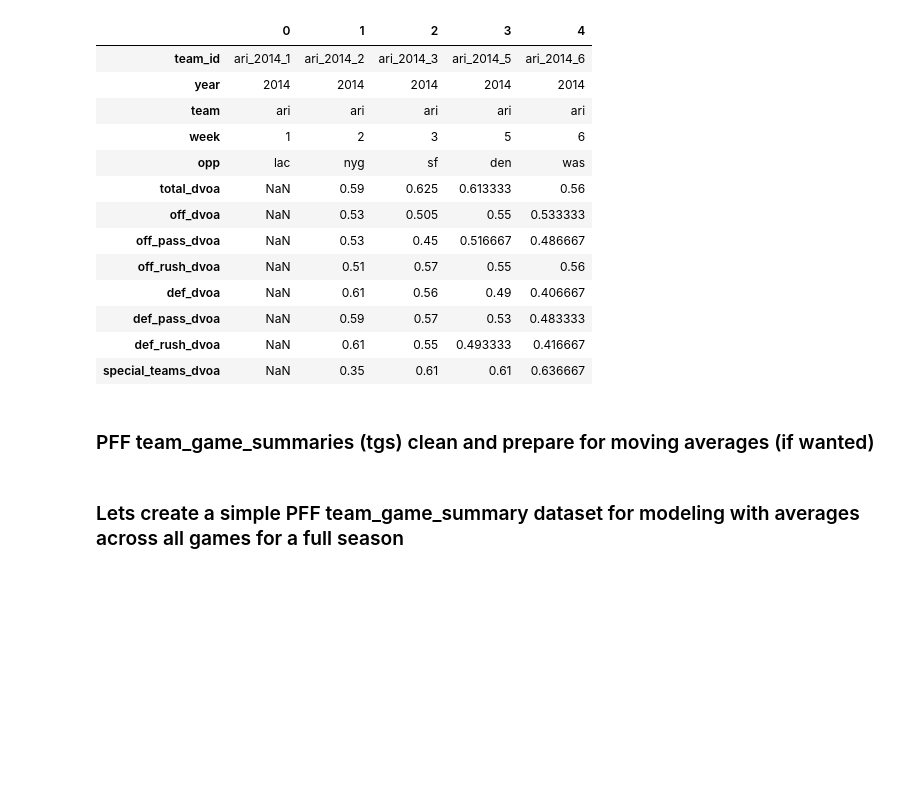
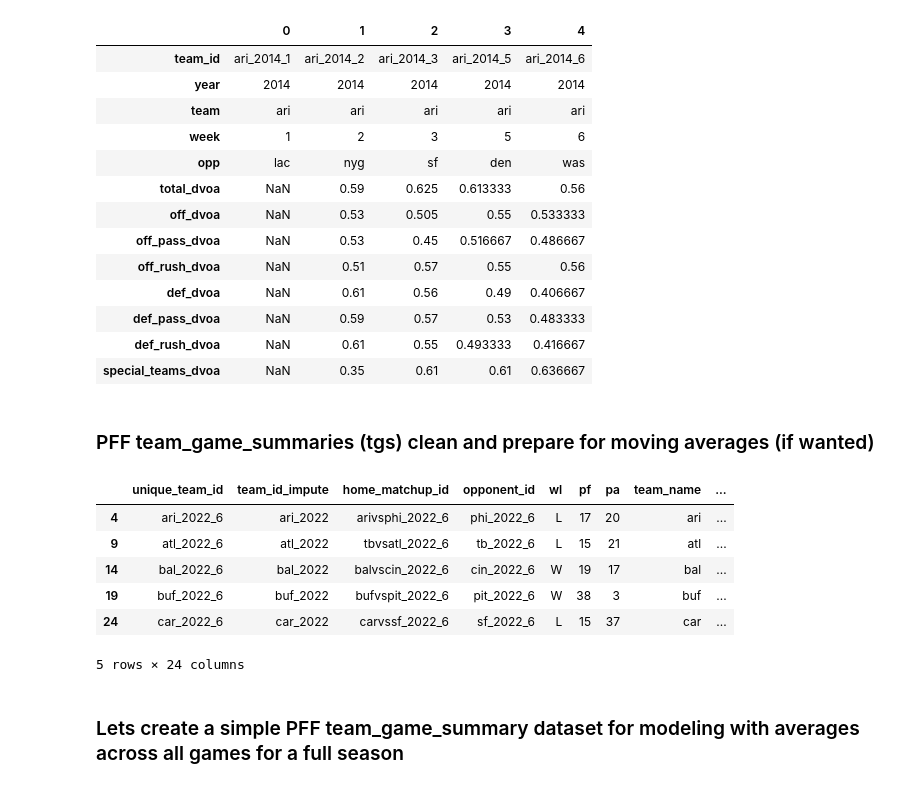
Before and after one commit to ajakks/nfl_models, a Jupyter notebook: create_modeling_data_sample_all.ipynb, the cells around one changed output. Drawn from its saved outputs; the diff is of its cells as text; code cells hidden in the pictures; blank space fills up the shorter version.

```diff
--- a/create_modeling_data_sample_all.ipynb
+++ b/create_modeling_data_sample_all.ipynb
@@ -790,9 +788,19 @@ tgs_clean['week']=tgs_clean['week'].apply(int)
 tgs_clean['special_teams']=tgs_clean['special_teams'].apply(float)
 tgs_clean = tgs_clean.sort_values(by=["team_abb","year","week"], ascending=[True, True, True])
 
-tgs_clean = tgs_clean[['unique_team_id','team_id_impute','opponent_id','wl','pf','pa','team_name','year','week','overall_performance', 'offense', 'pass',
+tgs_clean = tgs_clean[['unique_team_id','team_id_impute', 'home_matchup_id','opponent_id','wl','pf','pa','team_name','opponent_name','year','week','overall_performance', 'offense', 'pass',
        'pass_blocking', 'receiving', 'rushing', 'run_blocking', 'defense',
        'rush_defense', 'tackling', 'pass_rush', 'coverage', 'special_teams']]
+# %%
+tgs_clean.head()
+# %% [output]
+|  | unique_team_id | team_id_impute | home_matchup_id | opponent_id | wl | pf | pa | team_name | ... |
+| 4 | ari_2022_6 | ari_2022 | arivsphi_2022_6 | phi_2022_6 | L | 17 | 20 | ari | ... |
+| 9 | atl_2022_6 | atl_2022 | tbvsatl_2022_6 | tb_2022_6 | L | 15 | 21 | atl | ... |
+| 14 | bal_2022_6 | bal_2022 | balvscin_2022_6 | cin_2022_6 | W | 19 | 17 | bal | ... |
+| 19 | buf_2022_6 | buf_2022 | bufvspit_2022_6 | pit_2022_6 | W | 38 | 3 | buf | ... |
+| 24 | car_2022_6 | car_2022 | carvssf_2022_6 | sf_2022_6 | L | 15 | 37 | car | ... |
+5 rows × 24 columns
 # %% [markdown]
 ### Lets create a simple PFF team_game_summary dataset for modeling with averages across all games for a full season
 # %%
```
Also changed, not shown: parts of 12 cells of this notebook.
